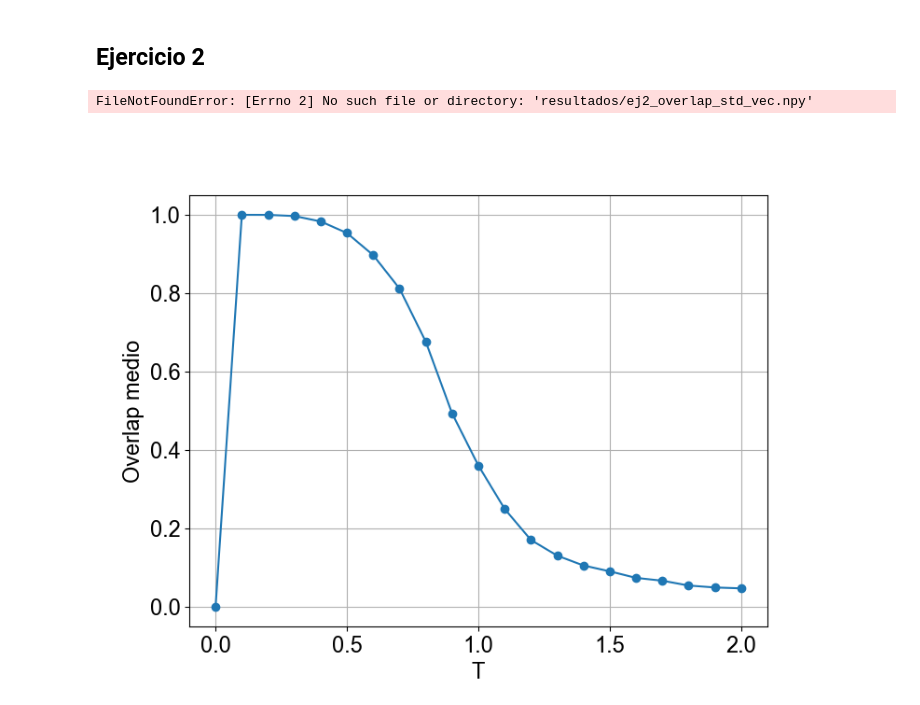
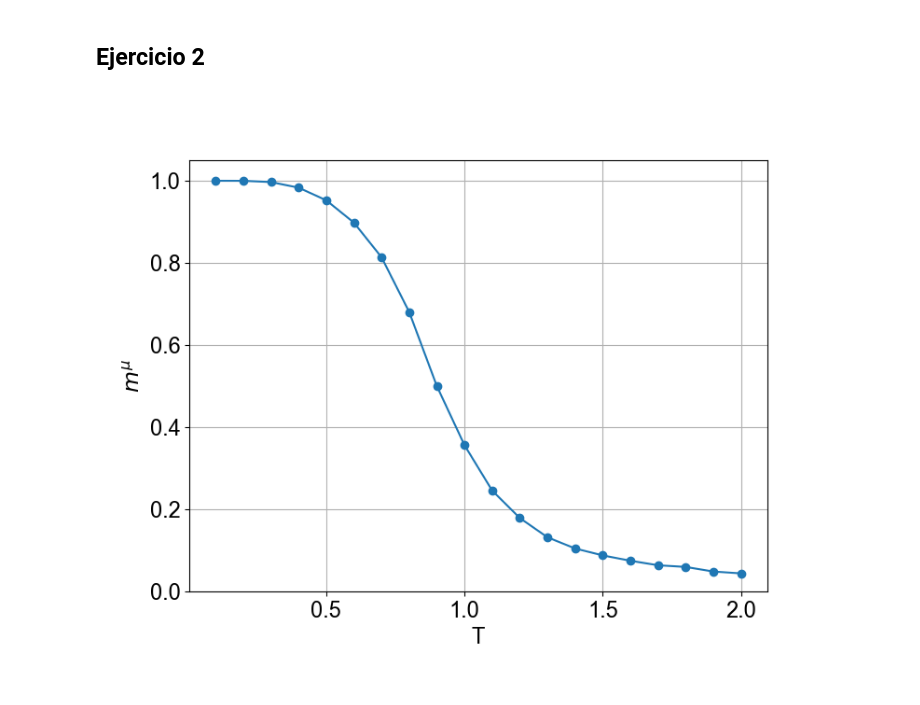
Before and after one commit to Lupama2/RedesNeuronales, a Jupyter notebook: Practicas/practica_6/Chehade_practica6_figures.ipynb, the cells around one changed output. Drawn from its saved outputs; the diff is of its cells as text; code cells hidden in the pictures.

```diff
--- a/Practicas/practica_6/Chehade_practica6_figures.ipynb
+++ b/Practicas/practica_6/Chehade_practica6_figures.ipynb
@@ -136,19 +142,22 @@ fig.savefig("ej1_overlap_mean.png", bbox_inches='tight')
 #Cargo datos
 T_vec = np.load("resultados/ej2_T_vec.npy")
 overlap_mean_vec = np.load("resultados/ej2_overlap_mean_vec.npy")
-overlap_std_vec = np.load("resultados/ej2_overlap_std_vec.npy")
+# overlap_std_vec = np.load("resultados/ej2_overlap_std_vec.npy")
-# %% [output]
-FileNotFoundError: [Errno 2] No such file or directory: 'resultados/ej2_overlap_std_vec.npy'
 # %%
 #Grafico overlap en función de T
 
 fig, ax = plt.subplots(1,1, figsize = (8,6))
 
-ax.errorbar(T_vec, overlap_mean_vec, yerr = overlap_std_vec, fmt = 'o-', capsize = 5)
+# ax.errorbar(T_vec, overlap_mean_vec, yerr = overlap_std_vec, fmt = 'o-', capsize = 5)
+ax.plot(T_vec, overlap_mean_vec, '-o', color = 'tab:blue')
 ax.set_xlabel('T')
-ax.set_ylabel('Overlap medio')
+ax.set_ylabel(r'$m^\mu$')
+ax.set_ylim([0,1.05])
 ax.grid()
 
 plt.show()
+
+#Guardo la figura
+fig.savefig("ej2_overlap_vs_T.png", bbox_inches='tight')
 # %% [output]
-[figure, old version]
+[figure, new version]
```
Also changed, not shown: parts of 2 cells of this notebook, 12 other files.
